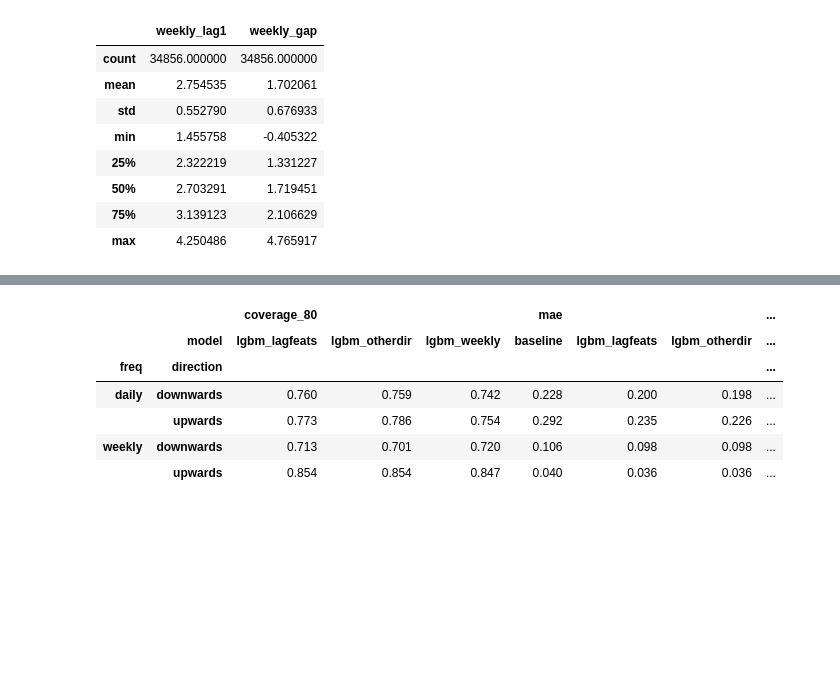
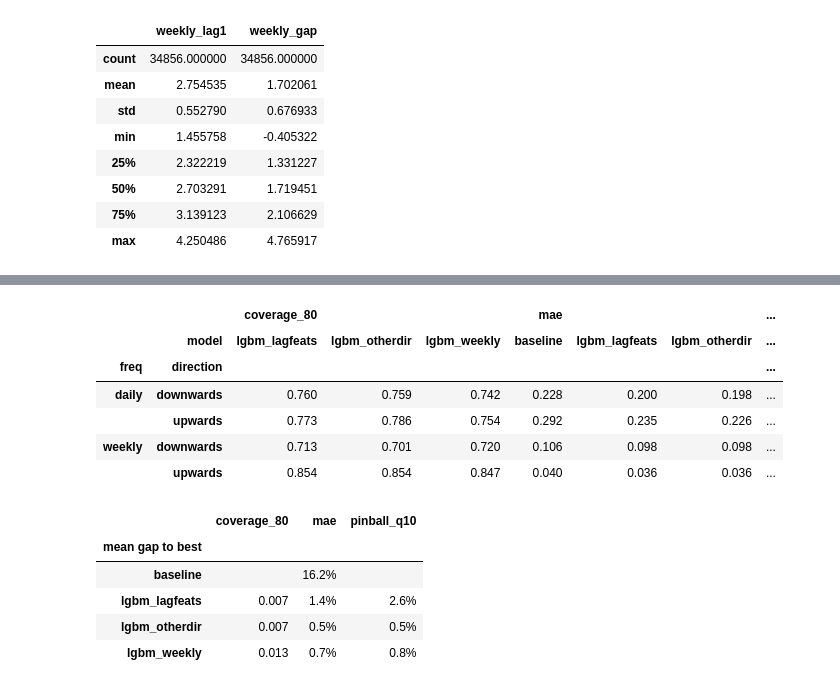
Before and after one commit to carolinaaraujo23/Swissgrid-reserve-price-forecast, a Jupyter notebook: notebooks/lgbm.ipynb, the cells around one changed output, grey strips where cells are left out. Drawn from its saved outputs; the diff is of its cells as text; code cells hidden in the pictures; blank space fills up the shorter version.

```diff
--- a/notebooks/lgbm.ipynb
+++ b/notebooks/lgbm.ipynb
@@ -400,18 +474,26 @@ green(report_r.pivot_table(index=["freq", "direction"], columns="model",
 # %%
 contracts_c = {
     "baseline": contracts["baseline"],
     "lgbm_lagfeats": to_contract(preds_lgbm_x, "lgbm_lagfeats"),
     "lgbm_otherdir": to_contract(preds_lgbm_o, "lgbm_otherdir"),
     "lgbm_weekly": to_contract(preds_lgbm_w, "lgbm_weekly"),
 }
 report_c = evaluator.evaluate_many(contracts_c)
-green(report_c.pivot_table(index=["freq", "direction"], columns="model",
-                           values=["mae", "pinball_q10", "coverage_80"]))
+table = report_c.pivot_table(index=["freq", "direction"], columns="model",
+                        values=["mae", "pinball_q10", "coverage_80"])
+display(green(table))
+display(mean_gap_table(table))
 # %% [output]
 |  |  | coverage_80 |  |  | mae |  |  | ... |
 |  | model | lgbm_lagfeats | lgbm_otherdir | lgbm_weekly | baseline | lgbm_lagfeats | lgbm_otherdir | ... |
 | freq | direction |  |  |  |  |  |  | ... |
 | daily | downwards | 0.760 | 0.759 | 0.742 | 0.228 | 0.200 | 0.198 | ... |
 |  | upwards | 0.773 | 0.786 | 0.754 | 0.292 | 0.235 | 0.226 | ... |
 | weekly | downwards | 0.713 | 0.701 | 0.720 | 0.106 | 0.098 | 0.098 | ... |
 |  | upwards | 0.854 | 0.854 | 0.847 | 0.040 | 0.036 | 0.036 | ... |
+|  | coverage_80 | mae | pinball_q10 |
+| mean gap to best |  |  |  |
+| baseline |  | 16.2% |  |
+| lgbm_lagfeats | 0.007 | 1.4% | 2.6% |
+| lgbm_otherdir | 0.007 | 0.5% | 0.5% |
+| lgbm_weekly | 0.013 | 0.7% | 0.8% |
```
Also changed, not shown: parts of 6 cells of this notebook, 7 other files.
